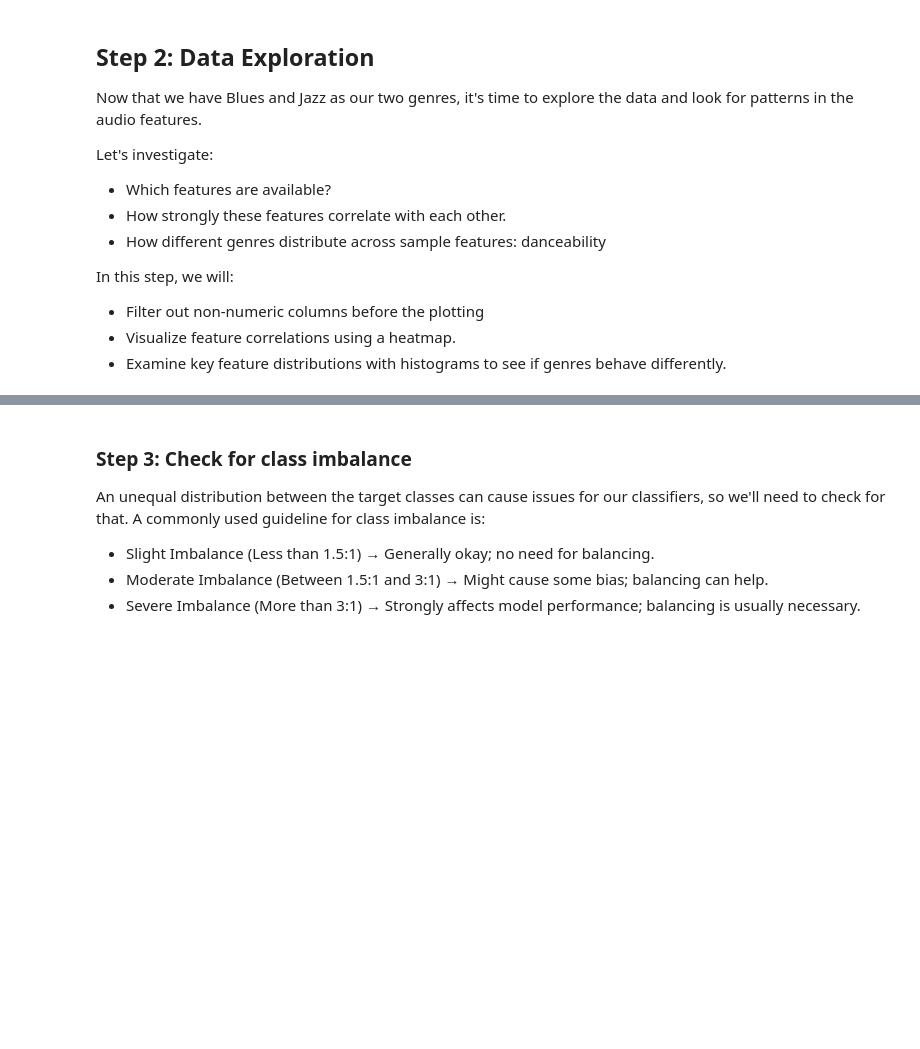
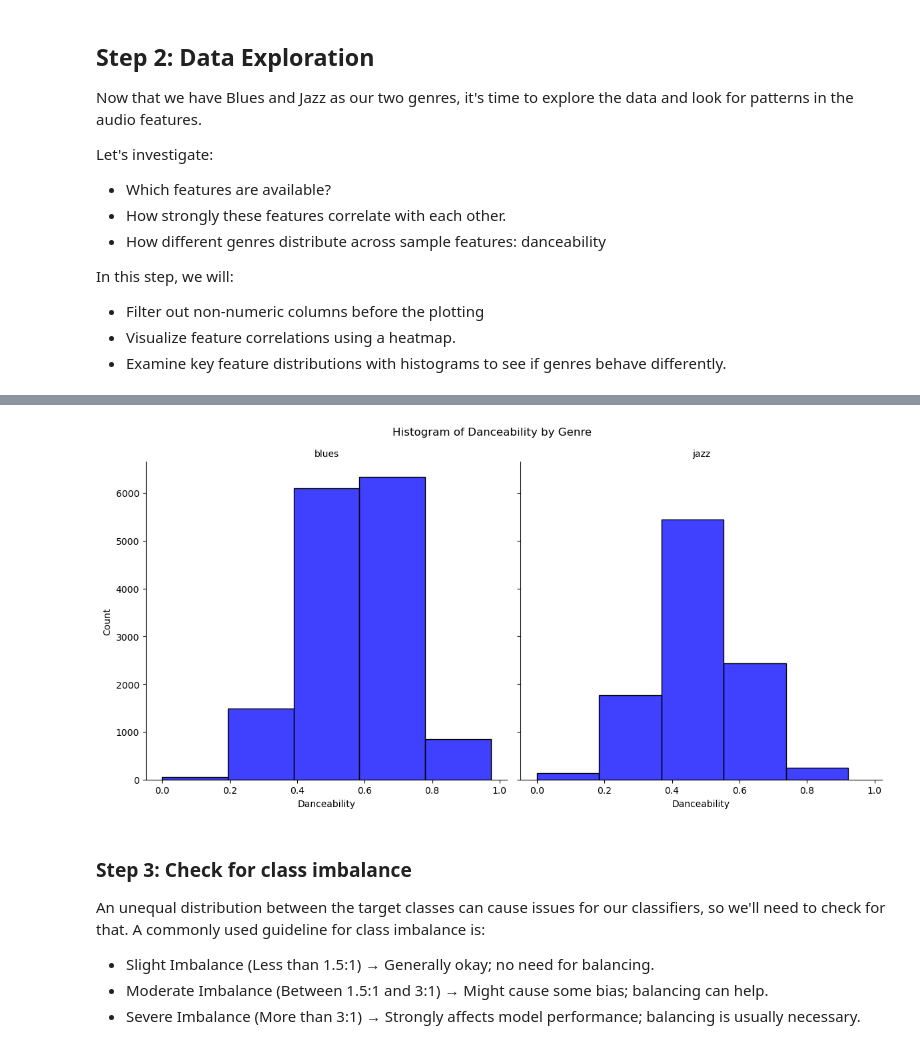
Before and after one commit to evajnewby/EDS232-labs, a Jupyter notebook: Week4/lab4-spotify.ipynb, the cells around one changed output, grey strips where cells are left out. Saved outputs shown, nothing was run; the diff lists cells and outputs as text; code cells hidden in the pictures; blank space fills up the shorter version.

```diff
--- a/Week4/lab4-spotify.ipynb
+++ b/Week4/lab4-spotify.ipynb
@@ -113,12 +128,17 @@ ValueError: could not convert string to float: 'blues'
 # %%
 # Histogram of danceability
-plt.figure(figsize = (10,8))
-sns.histplot(numeric_features['danceability'], bins = 5, kde = False, color = "#F673DA")
+# Facet for each genre (blues and jazz)
 
-plt.xlabel("Danceability")
-plt.ylabel("Count")
-plt.title("Histogram of Danceability")
+g = sns.FacetGrid(numeric_features, col="genre", col_wrap=2, height=6)
+g.map(sns.histplot, "danceability", bins=5, kde=False, color="blue")
+
+g.set_axis_labels("Danceability", "Count")
+g.set_titles("{col_name}")
+plt.suptitle("Histogram of Danceability by Genre")
+plt.tight_layout()
 plt.show()
+# %% [output]
+[figure, added]
 # %% [markdown]
 ### Step 3: Check for class imbalance
 An unequal distribution between the target classes can cause issues for our classifiers, so we'll need to check for that. A commonly used guideline for class imbalance is:
```
Also changed, not shown: parts of 9 cells of this notebook, 2 other files.
